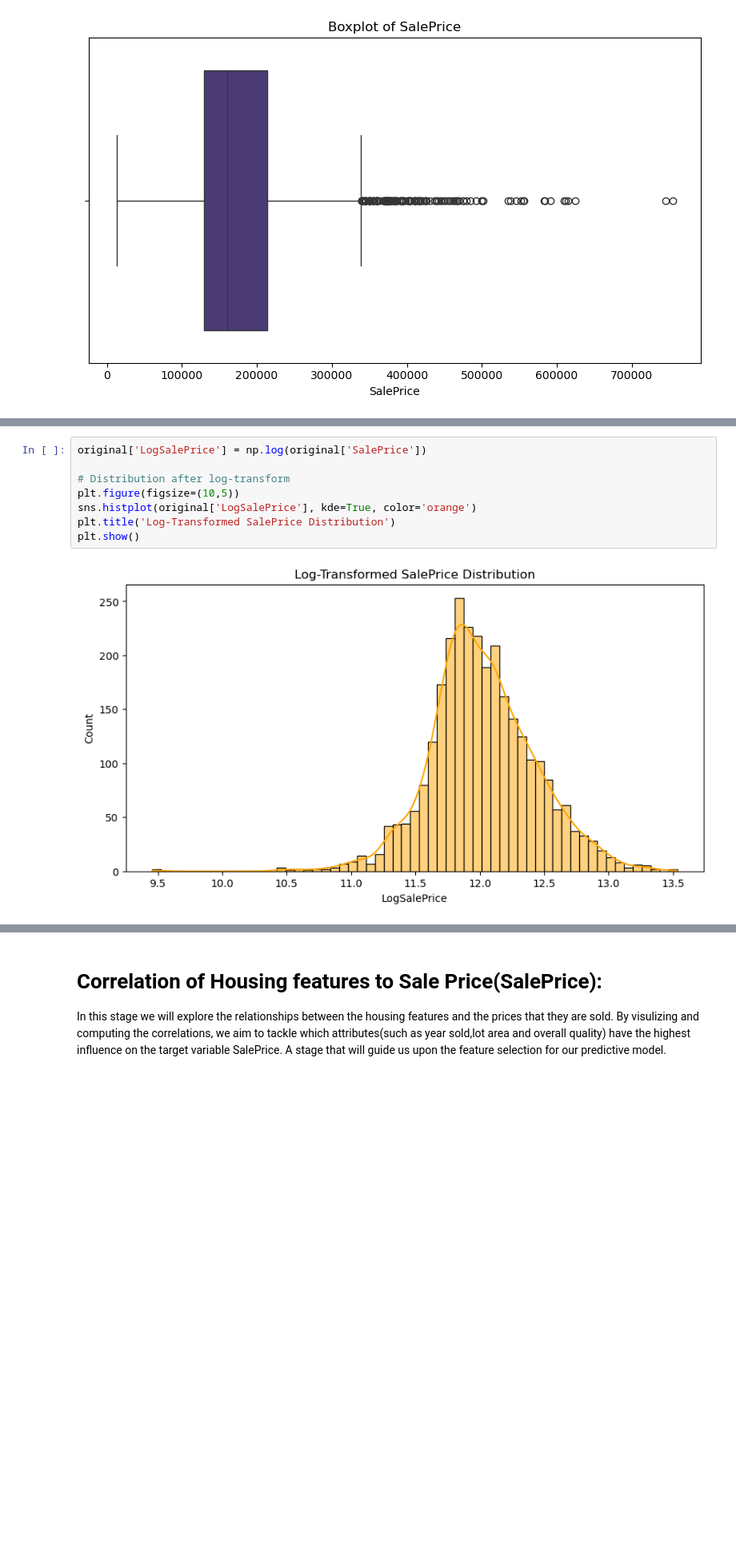
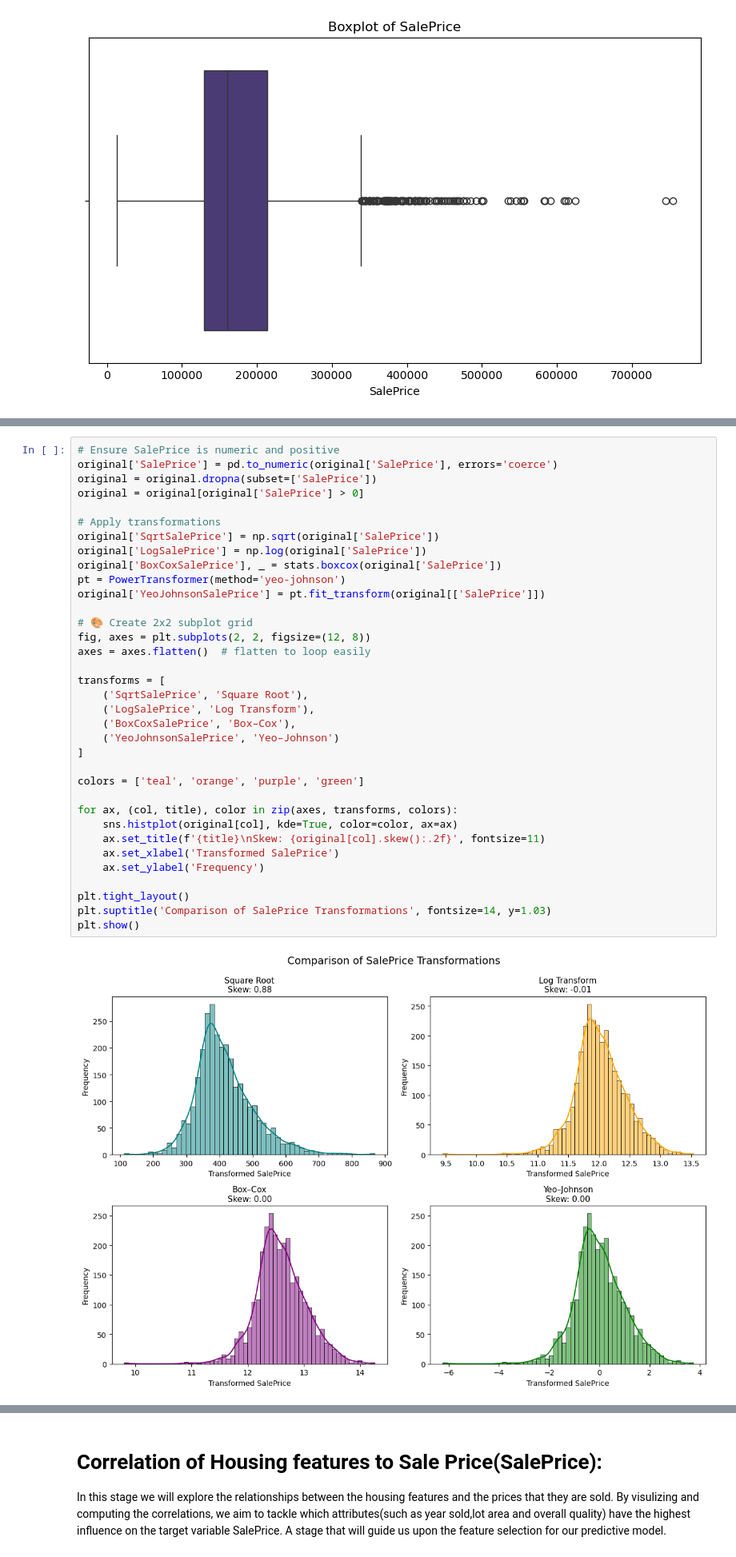
Before and after one commit to i-demetriou/dsc510-group-project, a Jupyter notebook: dsc510.theofanous.alexandrou.demetriou.ipynb, the cells around one changed output, grey strips where cells are left out. Shown at 80% size. Cells and saved outputs as stored; diff of their text form; blank space fills up the shorter version.

```diff
--- a/dsc510.theofanous.alexandrou.demetriou.ipynb
+++ b/dsc510.theofanous.alexandrou.demetriou.ipynb
@@ -845,10 +828,37 @@ TODO: Do the other transforms as well
 # %%
+# Ensure SalePrice is numeric and positive
+original['SalePrice'] = pd.to_numeric(original['SalePrice'], errors='coerce')
+original = original.dropna(subset=['SalePrice'])
+original = original[original['SalePrice'] > 0]
+
+# Apply transformations
+original['SqrtSalePrice'] = np.sqrt(original['SalePrice'])
 original['LogSalePrice'] = np.log(original['SalePrice'])
+original['BoxCoxSalePrice'], _ = stats.boxcox(original['SalePrice'])
+pt = PowerTransformer(method='yeo-johnson')
+original['YeoJohnsonSalePrice'] = pt.fit_transform(original[['SalePrice']])
 
-# Distribution after log-transform
-plt.figure(figsize=(10,5))
-sns.histplot(original['LogSalePrice'], kde=True, color='orange')
-plt.title('Log-Transformed SalePrice Distribution')
+# 🎨 Create 2x2 subplot grid
+fig, axes = plt.subplots(2, 2, figsize=(12, 8))
+axes = axes.flatten()  # flatten to loop easily
+
+transforms = [
+    ('SqrtSalePrice', 'Square Root'),
+    ('LogSalePrice', 'Log Transform'),
+    ('BoxCoxSalePrice', 'Box–Cox'),
+    ('YeoJohnsonSalePrice', 'Yeo–Johnson')
+]
+
+colors = ['teal', 'orange', 'purple', 'green']
+
+for ax, (col, title), color in zip(axes, transforms, colors):
+    sns.histplot(original[col], kde=True, color=color, ax=ax)
+    ax.set_title(f'{title}\nSkew: {original[col].skew():.2f}', fontsize=11)
+    ax.set_xlabel('Transformed SalePrice')
+    ax.set_ylabel('Frequency')
+
+plt.tight_layout()
+plt.suptitle('Comparison of SalePrice Transformations', fontsize=14, y=1.03)
 plt.show()
 # %% [output]
-[figure, old version]
+[figure, new version]
```
Also changed, not shown: parts of 11 cells of this notebook.
